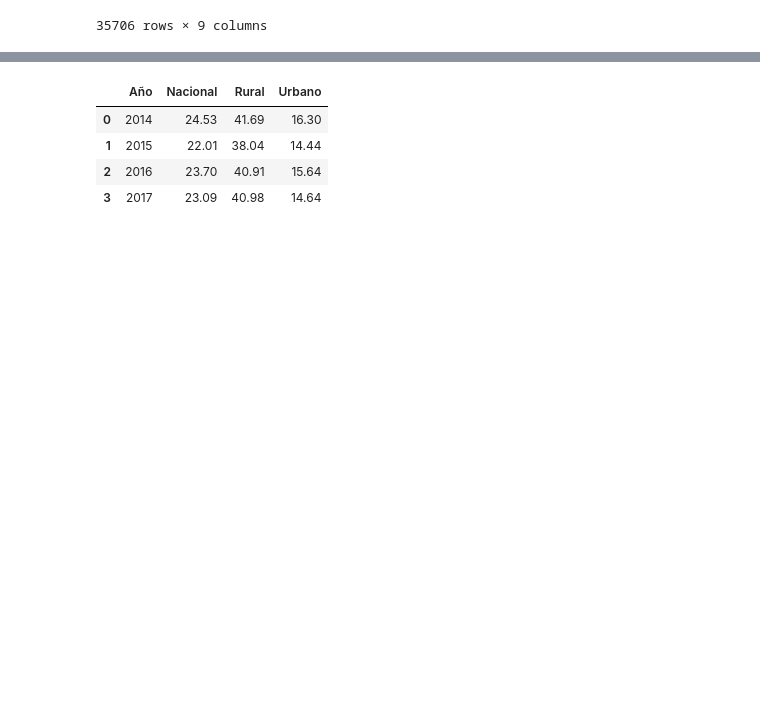
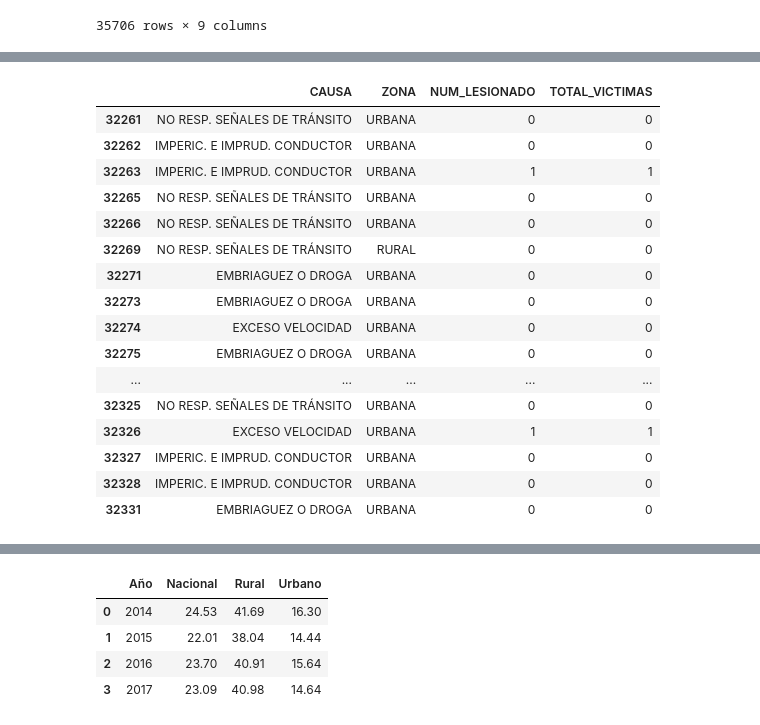
Before and after one commit to programacion-taw-utpl-001/trabajo-final-primer-bimestre-final-002, a Jupyter notebook: Proyecto_final.ipynb, the cells around one changed output, grey strips where cells are left out. Drawn from its saved outputs; the diff is of its cells as text; code cells hidden in the pictures; blank space fills up the shorter version.

```diff
--- a/Proyecto_final.ipynb
+++ b/Proyecto_final.ipynb
@@ -118,0 +92,25 @@ datos3
+# %%
+datos4.pop('PROVINCIA')
+datos4.pop('CANTON')
+datos4.pop('MES')
+datos4.pop('CLASE')
+datos4.pop('NUM_FALLECIDO')
+datos4
+# %% [output]
+|  | CAUSA | ZONA | NUM_LESIONADO | TOTAL_VICTIMAS |
+| 32261 | NO RESP. SEÑALES DE TRÁNSITO | URBANA | 0 | 0 |
+| 32262 | IMPERIC. E IMPRUD. CONDUCTOR | URBANA | 0 | 0 |
+| 32263 | IMPERIC. E IMPRUD. CONDUCTOR | URBANA | 1 | 1 |
+| 32265 | NO RESP. SEÑALES DE TRÁNSITO | URBANA | 0 | 0 |
+| 32266 | NO RESP. SEÑALES DE TRÁNSITO | URBANA | 0 | 0 |
+| 32269 | NO RESP. SEÑALES DE TRÁNSITO | RURAL | 0 | 0 |
+| 32271 | EMBRIAGUEZ O DROGA | URBANA | 0 | 0 |
+| 32273 | EMBRIAGUEZ O DROGA | URBANA | 0 | 0 |
+| 32274 | EXCESO VELOCIDAD | URBANA | 0 | 0 |
+| 32275 | EMBRIAGUEZ O DROGA | URBANA | 0 | 0 |
+| ... | ... | ... | ... | ... |
+| 32325 | NO RESP. SEÑALES DE TRÁNSITO | URBANA | 0 | 0 |
+| 32326 | EXCESO VELOCIDAD | URBANA | 1 | 1 |
+| 32327 | IMPERIC. E IMPRUD. CONDUCTOR | URBANA | 0 | 0 |
+| 32328 | IMPERIC. E IMPRUD. CONDUCTOR | URBANA | 0 | 0 |
+| 32331 | EMBRIAGUEZ O DROGA | URBANA | 0 | 0 |
```
Also changed, not shown: parts of 18 cells of this notebook.
